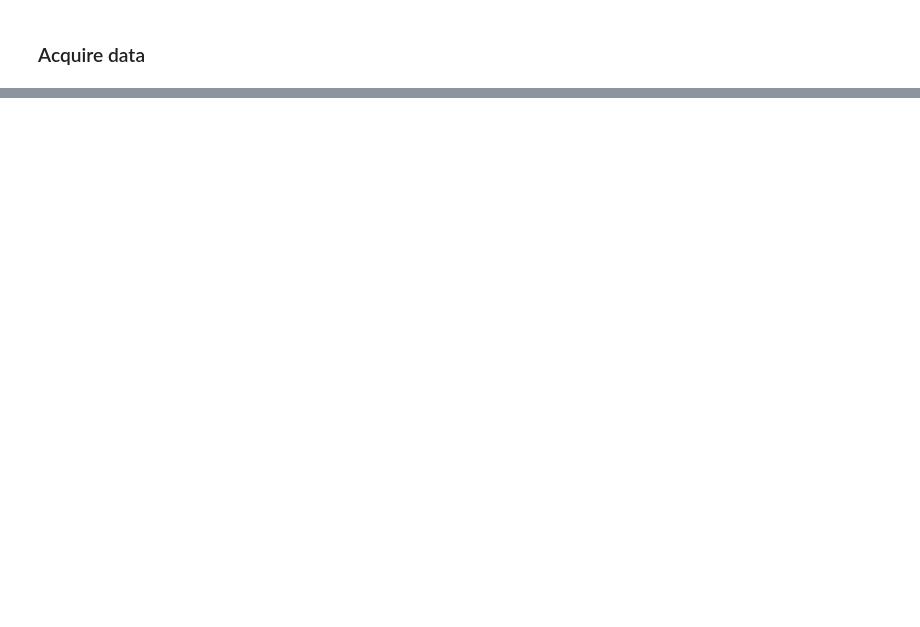
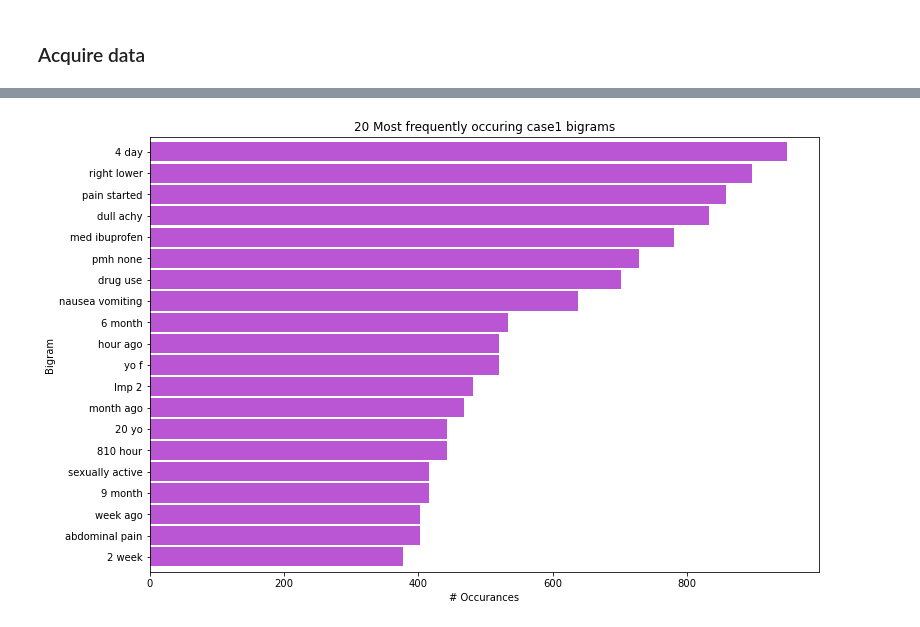
Before and after one commit to codeup-nlp-capstone/clinical_patient_notes, a Jupyter notebook: jag-mvp-model.ipynb, the cells around one changed output, grey strips where cells are left out. Cells and saved outputs as stored; diff of their text form; code cells hidden in the pictures; blank space fills up the shorter version.

```diff
--- a/jag-mvp-model.ipynb
+++ b/jag-mvp-model.ipynb
@@ -38,0 +319,18 @@ pd.set_option('display.max_colwidth', None)
+# %%
+# Calculate Case 0bigrams
+case1_bigrams = (pd.Series(nltk.ngrams(case1_words, 2))
+                      .value_counts()
+                      .head(20))
+# Vizualize top case1 Bigrams
+case1_bigrams.sort_values().plot.barh(color = 'mediumorchid', width=.9, figsize=(12, 8))
+
+plt.title('20 Most frequently occuring case1 bigrams')
+plt.ylabel('Bigram')
+plt.xlabel('# Occurances')
+
+# make the labels pretty
+ticks, _ = plt.yticks()
+labels = case1_bigrams.reset_index()['index'].apply(lambda t: t[0] + ' ' + t[1])
+_ = plt.yticks(ticks, labels)
+# %% [output]
+[figure, added]
```
Also changed, not shown: parts of 40 cells of this notebook, 1 other file.
